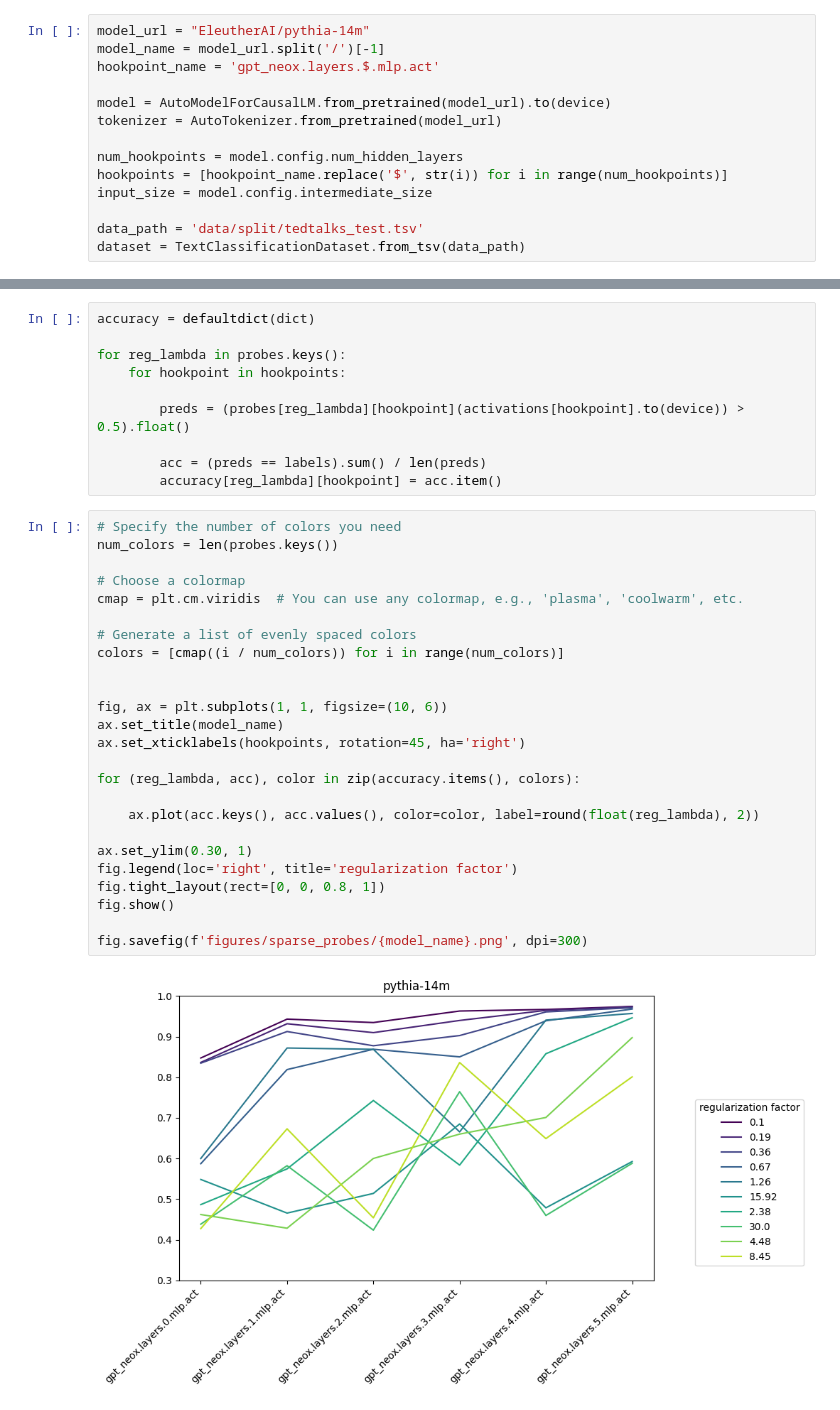
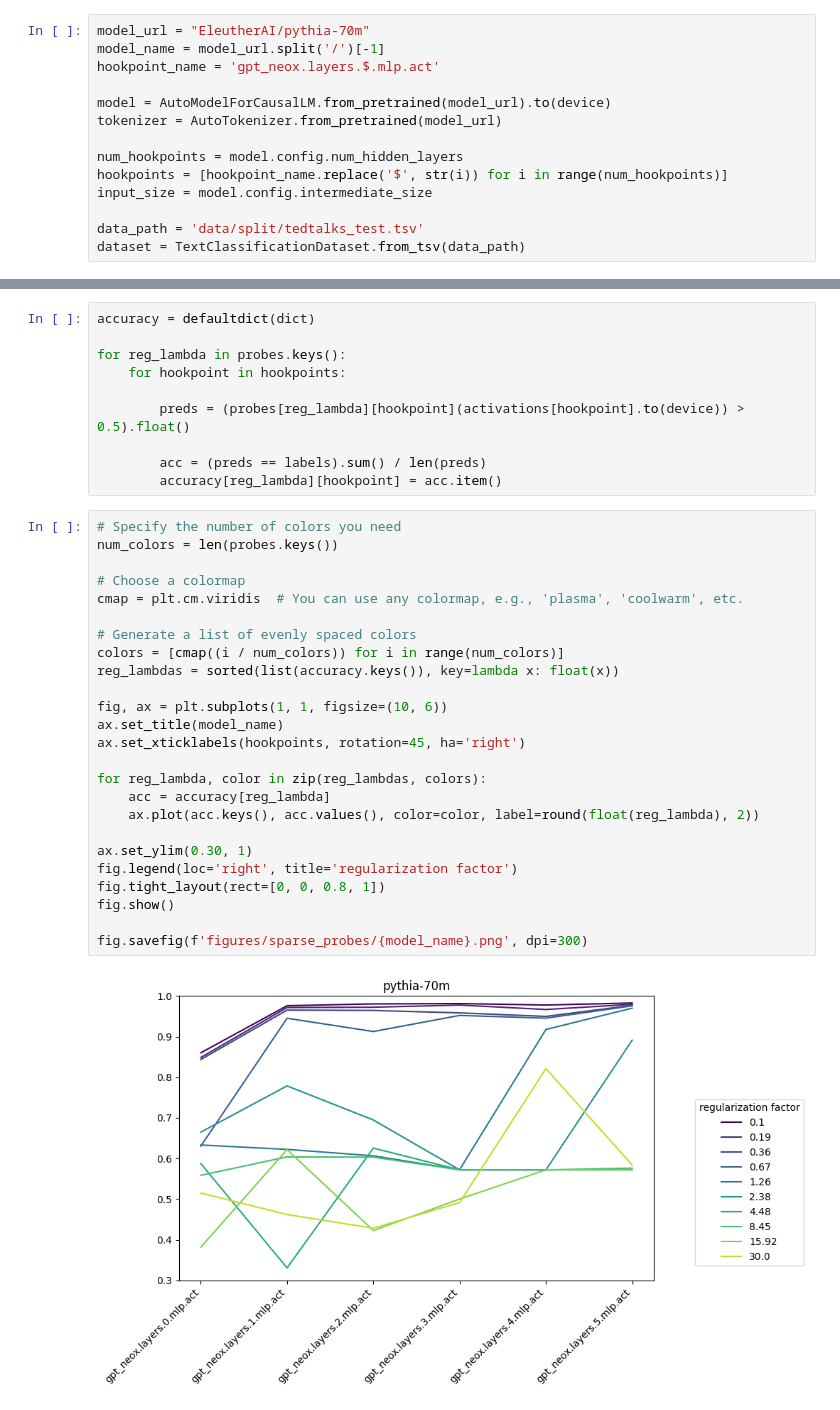
Before and after one commit to MarkusSibbesen/mechinterp_research_project, a Jupyter notebook: analyzing_sparse_probes.ipynb, the cells around one changed output, grey strips where cells are left out. Drawn from its saved outputs; the diff is of its cells as text.

```diff
--- a/analyzing_sparse_probes.ipynb
+++ b/analyzing_sparse_probes.ipynb
@@ -13,7 +60,7 @@ from src.dataset_handling import TextClassificationDataset
 from src.utils import get_activations_and_labels
 from src.sparse_probes import ClassificationProbe
 # %%
-model_url = "EleutherAI/pythia-14m"
+model_url = "EleutherAI/pythia-70m"
 model_name = model_url.split('/')[-1]
 hookpoint_name = 'gpt_neox.layers.$.mlp.act'
 
@@ -59,27 +112,27 @@ for reg_lambda in probes.keys():
 # %%
 # Specify the number of colors you need
 num_colors = len(probes.keys())
 
 # Choose a colormap
 cmap = plt.cm.viridis  # You can use any colormap, e.g., 'plasma', 'coolwarm', etc.
 
 # Generate a list of evenly spaced colors
 colors = [cmap((i / num_colors)) for i in range(num_colors)]
-
+reg_lambdas = sorted(list(accuracy.keys()), key=lambda x: float(x))
 
 fig, ax = plt.subplots(1, 1, figsize=(10, 6))
 ax.set_title(model_name)
 ax.set_xticklabels(hookpoints, rotation=45, ha='right')
 
-for (reg_lambda, acc), color in zip(accuracy.items(), colors):
-
+for reg_lambda, color in zip(reg_lambdas, colors):
+    acc = accuracy[reg_lambda]
     ax.plot(acc.keys(), acc.values(), color=color, label=round(float(reg_lambda), 2))
 
 ax.set_ylim(0.30, 1)
 fig.legend(loc='right', title='regularization factor')
 fig.tight_layout(rect=[0, 0, 0.8, 1])
 fig.show()
 
 fig.savefig(f'figures/sparse_probes/{model_name}.png', dpi=300)
 # %% [output]
-[figure, old version]
+[figure, new version]
```
Also changed, not shown: parts of 5 cells of this notebook.
